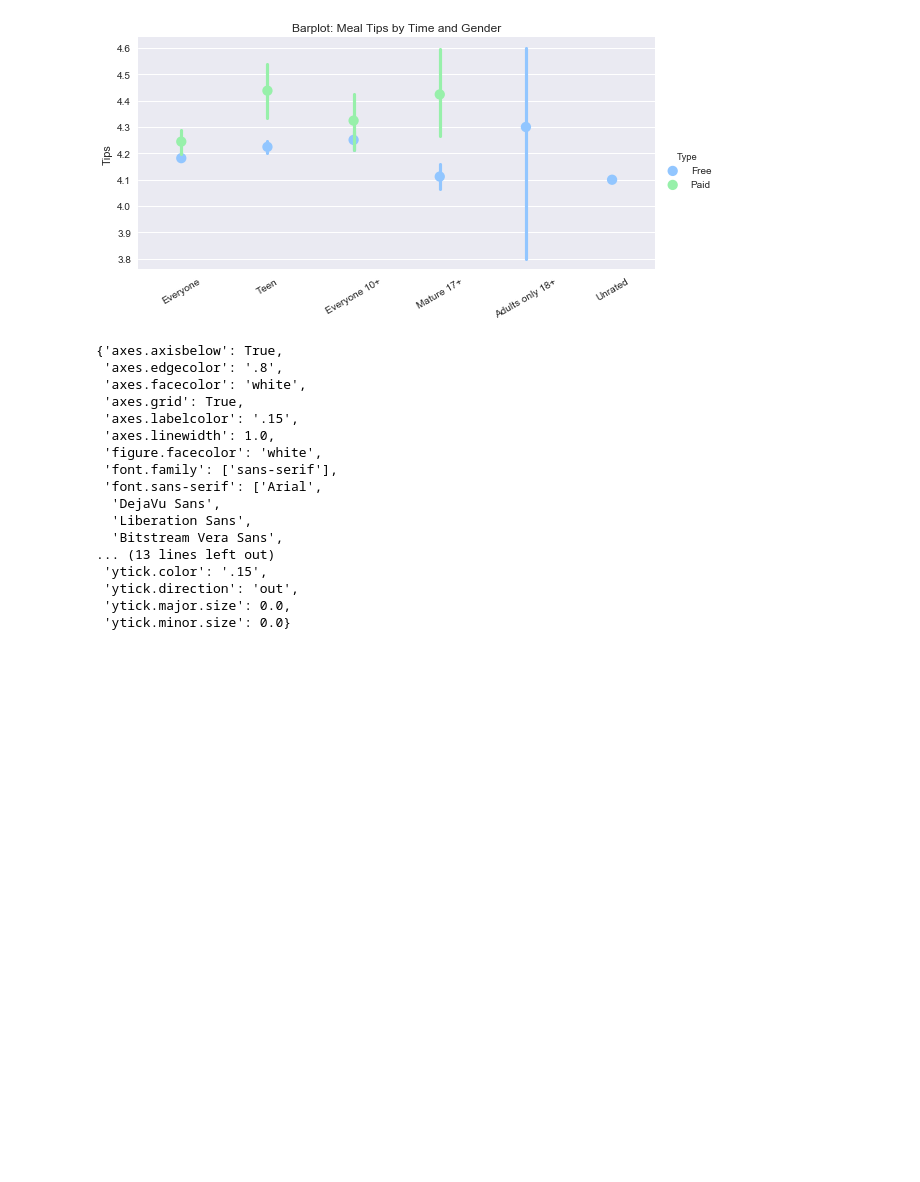
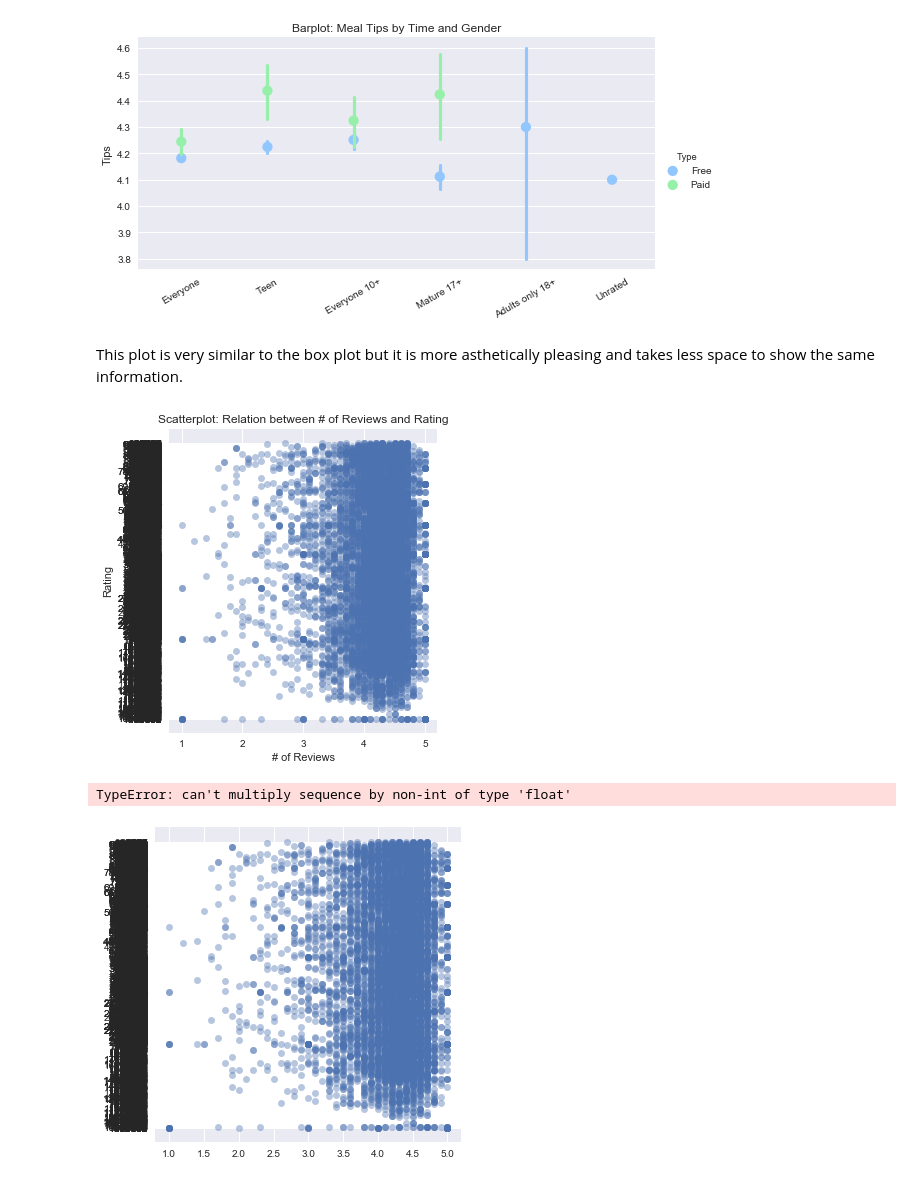
Before and after one commit to MahfuzurRahmanMiah/seabornexercises, a Jupyter notebook: SeabornPlots.ipynb, the cells around one changed output. Cells and saved outputs as stored; diff of their text form; code cells hidden in the pictures; blank space fills up the shorter version.

```diff
--- a/SeabornPlots.ipynb
+++ b/SeabornPlots.ipynb
@@ -145,23 +153,3 @@ plt.xticks(rotation=30)
 plt.show()
 # %% [output]
 [figure]
-# %%
-sns.axes_style()
-# %% [output]
-{'axes.axisbelow': True,
- 'axes.edgecolor': '.8',
- 'axes.facecolor': 'white',
- 'axes.grid': True,
- 'axes.labelcolor': '.15',
- 'axes.linewidth': 1.0,
- 'figure.facecolor': 'white',
- 'font.family': ['sans-serif'],
- 'font.sans-serif': ['Arial',
-  'DejaVu Sans',
-  'Liberation Sans',
-  'Bitstream Vera Sans',
-... (13 lines left out)
- 'ytick.color': '.15',
- 'ytick.direction': 'out',
- 'ytick.major.size': 0.0,
- 'ytick.minor.size': 0.0}
@@ -169,0 +156,26 @@ plt.show()
+# %% [markdown]
+This plot is very similar to the box plot but it is more asthetically pleasing and takes less space to show the same information.
+# %%
+g = sns.lmplot(y='Reviews', # Variable 1.
+               x='Rating', # Variable 2.
+               data=df2, # Data
+               fit_reg=False, # If set to true, plots a regression line.
+               scatter_kws={'alpha':0.4}) # Set points to semi-transparent to see overlapping points.
+g.set_ylabels("Rating")
+g.set_xlabels("# of Reviews")
+plt.title('Scatterplot: Relation between # of Reviews and Rating')
+plt.show()
+
+g = sns.lmplot(y='Reviews', # Variable 1.
+               x='Rating', # Variable 2.
+               data=df2, # Data
+               fit_reg=True, # If set to true, plots a regression line.
+               scatter_kws={'alpha':0.4}) # Set points to semi-transparent to see overlapping points.
+g.set_ylabels("Rating")
+g.set_xlabels("# of Reviews")
+plt.title('Scatterplot: Relation between # of Reviews and Rating')
+plt.show()
+# %% [output]
+[figure, added]
+TypeError: can't multiply sequence by non-int of type 'float'
+[figure, added]
```
Also changed, not shown: parts of 7 cells of this notebook.
